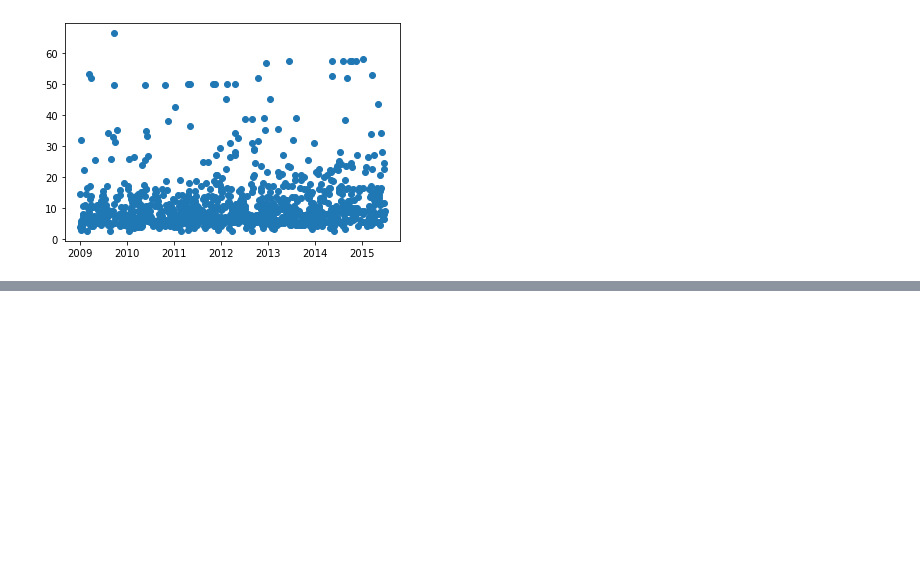
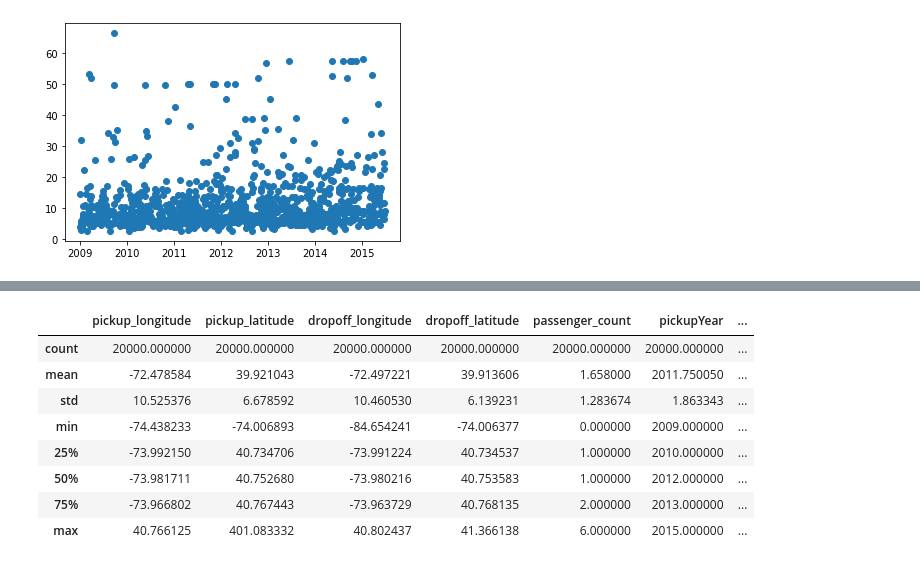
Before and after one commit to orlanehz/data-science-projects, a Jupyter notebook: 01-first-kaggle-project.ipynb, the cells around one changed output, grey strips where cells are left out. Drawn from its saved outputs; the diff is of its cells as text; code cells hidden in the pictures; blank space fills up the shorter version.

```diff
--- a/01-first-kaggle-project.ipynb
+++ b/01-first-kaggle-project.ipynb
@@ -504,0 +358,4 @@ df_test.head() # now it's missing SalePrice column bc we are trying to predict i
+# %%
+# Let's separate the predictors and the labels
+taxi_train = taxi.drop("fare_amount", axis=1)
+taxi_labels = taxi["fare_amount"].copy()
@@ -504,0 +371,12 @@ df_test.head() # now it's missing SalePrice column bc we are trying to predict i
+# %%
+taxi_train.describe()
+# %% [output]
+|  | pickup_longitude | pickup_latitude | dropoff_longitude | dropoff_latitude | passenger_count | pickupYear | ... |
+| count | 20000.000000 | 20000.000000 | 20000.000000 | 20000.000000 | 20000.000000 | 20000.000000 | ... |
+| mean | -72.478584 | 39.921043 | -72.497221 | 39.913606 | 1.658000 | 2011.750050 | ... |
+| std | 10.525376 | 6.678592 | 10.460530 | 6.139231 | 1.283674 | 1.863343 | ... |
+| min | -74.438233 | -74.006893 | -84.654241 | -74.006377 | 0.000000 | 2009.000000 | ... |
+| 25% | -73.992150 | 40.734706 | -73.991224 | 40.734537 | 1.000000 | 2010.000000 | ... |
+| 50% | -73.981711 | 40.752680 | -73.980216 | 40.753583 | 1.000000 | 2012.000000 | ... |
+| 75% | -73.966802 | 40.767443 | -73.963729 | 40.768135 | 2.000000 | 2013.000000 | ... |
+| max | 40.766125 | 401.083332 | 40.802437 | 41.366138 | 6.000000 | 2015.000000 | ... |
```
Also changed, not shown: parts of 120 cells of this notebook.
